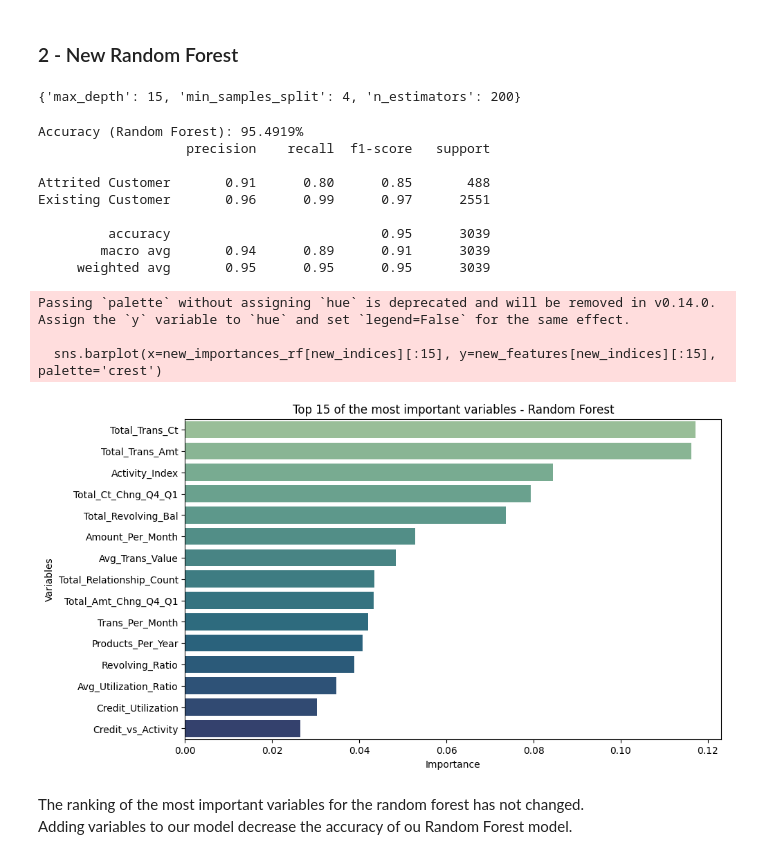
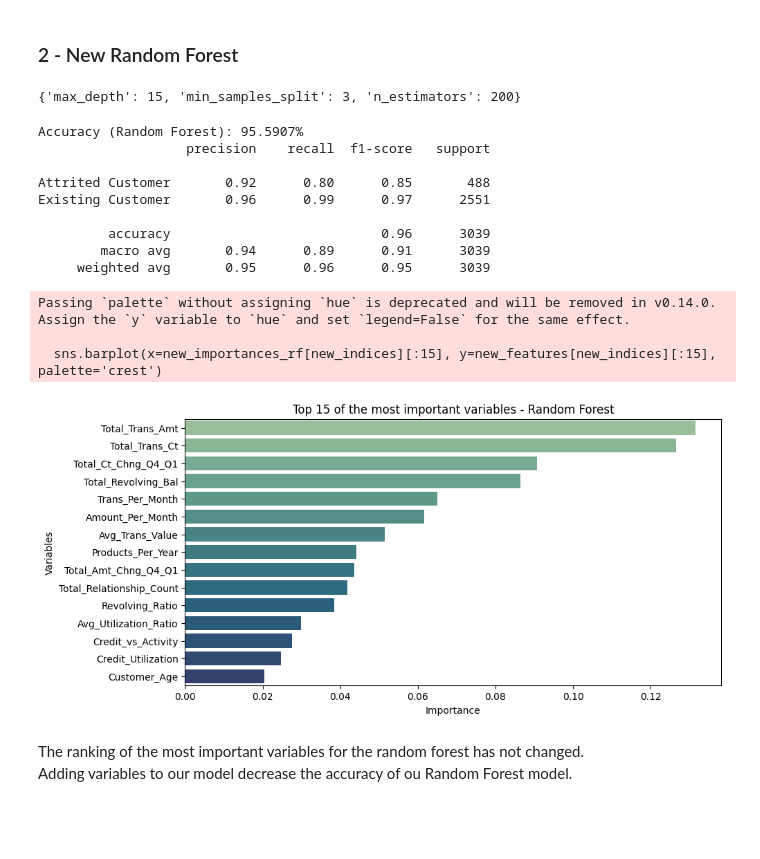
Before and after one commit to HTAGNY/Bank-Churn-Prediction, a Jupyter notebook: Bank_Project.ipynb, the cells around one changed output. Saved outputs shown, nothing was run; the diff lists cells and outputs as text; code cells hidden in the pictures; blank space fills up the shorter version.

```diff
--- a/Bank_Project.ipynb
+++ b/Bank_Project.ipynb
@@ -565,7 +565,6 @@ df['Amount_Per_Month'] = safe_div(df['Total_Trans_Amt'], df['Months_on_book'])
 df['Credit_Utilization'] = safe_div(df['Total_Revolving_Bal'], df['Avg_Open_To_Buy'] + df['Total_Revolving_Bal'])
 df['Revolving_Ratio'] = safe_div(df['Total_Revolving_Bal'], df['Credit_Limit'])
 df['Products_Per_Year'] = safe_div(df['Total_Relationship_Count'], df['Months_on_book']/12)
-df['Activity_Index'] = safe_div(df['Total_Trans_Ct'], np.sqrt(df['Months_on_book']))
 df['Credit_vs_Activity'] = safe_div(df['Total_Trans_Amt'], df['Credit_Limit'])
 # %%
 print(df['Avg_Trans_Value'].head())
@@ -789,7 +787,7 @@ new_grid_rf.fit(new_X_train, new_y_train)
 
 print(new_grid_rf.best_params_)
 # %% [output]
-{'max_depth': 15, 'min_samples_split': 4, 'n_estimators': 200}
+{'max_depth': 15, 'min_samples_split': 3, 'n_estimators': 200}
 # %%
 new_best_rf = RandomForestClassifier(max_depth=None, min_samples_split=5, n_estimators=150, random_state=42)
 new_best_rf.fit(new_X_train, new_y_train)
@@ -798,31 +796,31 @@ new_y_pred_rf = new_best_rf.predict(new_X_test)
 print(f"Accuracy (Random Forest): {round(accuracy_score(new_y_test, new_y_pred_rf)*100,4)}%")
 print(classification_report(new_y_test, new_y_pred_rf))
 # %% [output]
-Accuracy (Random Forest): 95.4919%
+Accuracy (Random Forest): 95.5907%
                    precision    recall  f1-score   support
 
-Attrited Customer       0.91      0.80      0.85       488
+Attrited Customer       0.92      0.80      0.85       488
 Existing Customer       0.96      0.99      0.97      2551
 
-         accuracy                           0.95      3039
+         accuracy                           0.96      3039
         macro avg       0.94      0.89      0.91      3039
-     weighted avg       0.95      0.95      0.95      3039
+     weighted avg       0.95      0.96      0.95      3039
 # %%
 new_importances_rf = new_best_rf.feature_importances_
 new_indices = np.argsort(new_importances_rf)[::-1]
 new_features = X1.columns
 
-plt.figure(figsize=(10,6))
+plt.figure(figsize=(10,5))
 sns.barplot(x=new_importances_rf[new_indices][:15], y=new_features[new_indices][:15], palette='crest')
 plt.title("Top 15 of the most important variables - Random Forest")
 plt.xlabel("Importance")
 plt.ylabel("Variables")
 plt.show()
 # %% [output]
 Passing `palette` without assigning `hue` is deprecated and will be removed in v0.14.0. Assign the `y` variable to `hue` and set `legend=False` for the same effect.
 
   sns.barplot(x=new_importances_rf[new_indices][:15], y=new_features[new_indices][:15], palette='crest')
-[figure, old version]
+[figure, new version]
 # %% [markdown]
 The ranking of the most important variables for the random forest has not changed. <br>
 Adding variables to our model decrease the accuracy of ou Random Forest model.
```
Also changed, not shown: parts of 17 cells of this notebook.
